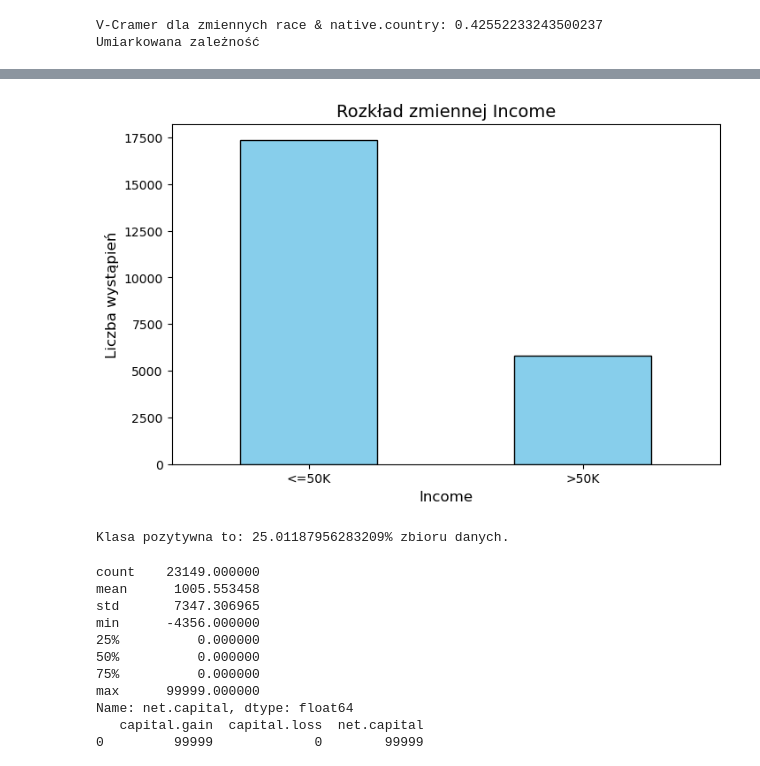
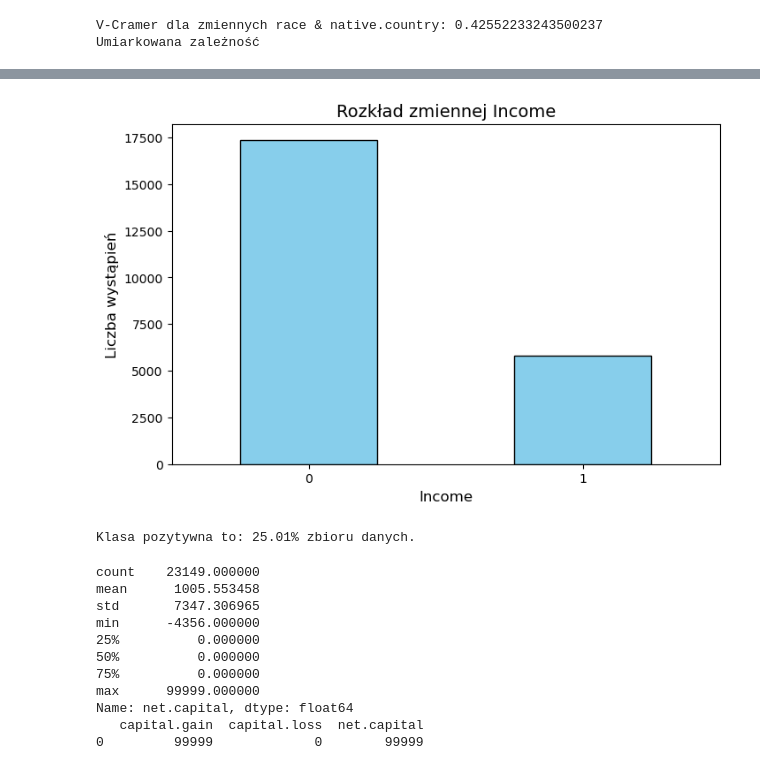
Before and after one commit to adrianzyla/annual_income_analysis, a Jupyter notebook: annual_income_analysis_adrian.ipynb, the cells around one changed output, grey strips where cells are left out. Saved outputs shown, nothing was run; the diff lists cells and outputs as text; code cells hidden in the pictures.

```diff
--- a/annual_income_analysis_adrian.ipynb
+++ b/annual_income_analysis_adrian.ipynb
@@ -202,3 +235,6 @@ cramers_v_output(v_cramer, 'race', 'native.country')
 # %% [output]
 V-Cramer dla zmiennych race & native.country: 0.42552233243500237
 Umiarkowana zależność
+# %%
+df = pd.get_dummies(df,columns=['income'], drop_first=True, dtype=int)
+df.head()
@@ -205,20 +460,20 @@ Umiarkowana zależność
 # %%
 plt.figure(figsize=(8, 5))
-df['income'].value_counts().plot(kind='bar', color='skyblue', edgecolor='black')
+df['income_>50K'].value_counts().plot(kind='bar', color='skyblue', edgecolor='black')
 
 plt.title('Rozkład zmiennej Income', fontsize=14)
 plt.xlabel('Income', fontsize=12)
 plt.ylabel('Liczba wystąpień', fontsize=12)
 plt.xticks(rotation=0)  # Ustawienie etykiet osi X poziomo
 
 # Wyświetlenie wykresu
 plt.show()
 # %% [output]
-[figure, old version]
+[figure, new version]
 # %%
-print(f"Klasa pozytywna to: {df['income'].value_counts()[1] / (df['income'].value_counts()[0] + df['income'].value_counts()[1]) * 100}% zbioru danych.")
+print(f"Klasa pozytywna to: {df['income_>50K'].value_counts()[1] / (df['income_>50K'].value_counts()[0] + df['income_>50K'].value_counts()[1]) * 100:0.2f}% zbioru danych.")
 # %% [output]
-Klasa pozytywna to: 25.01187956283209% zbioru danych.
+Klasa pozytywna to: 25.01% zbioru danych.
 # %%
 # Utworzenie nowej zmiennej jako różnicy między capital.gain i capital.loss
 df['net.capital'] = df['capital.gain'] - df['capital.loss']
```
Also changed, not shown: parts of 53 cells of this notebook, 2 other files.
